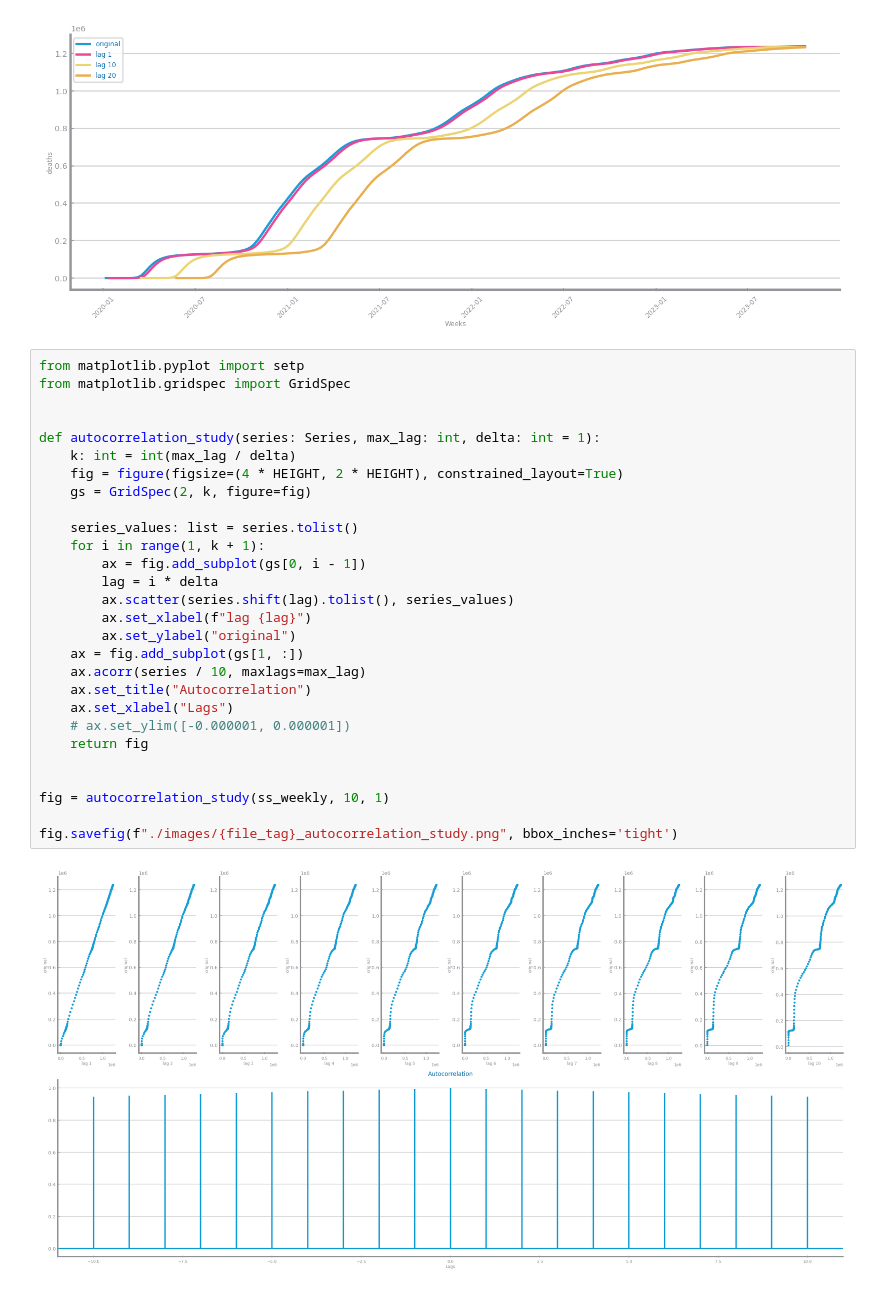
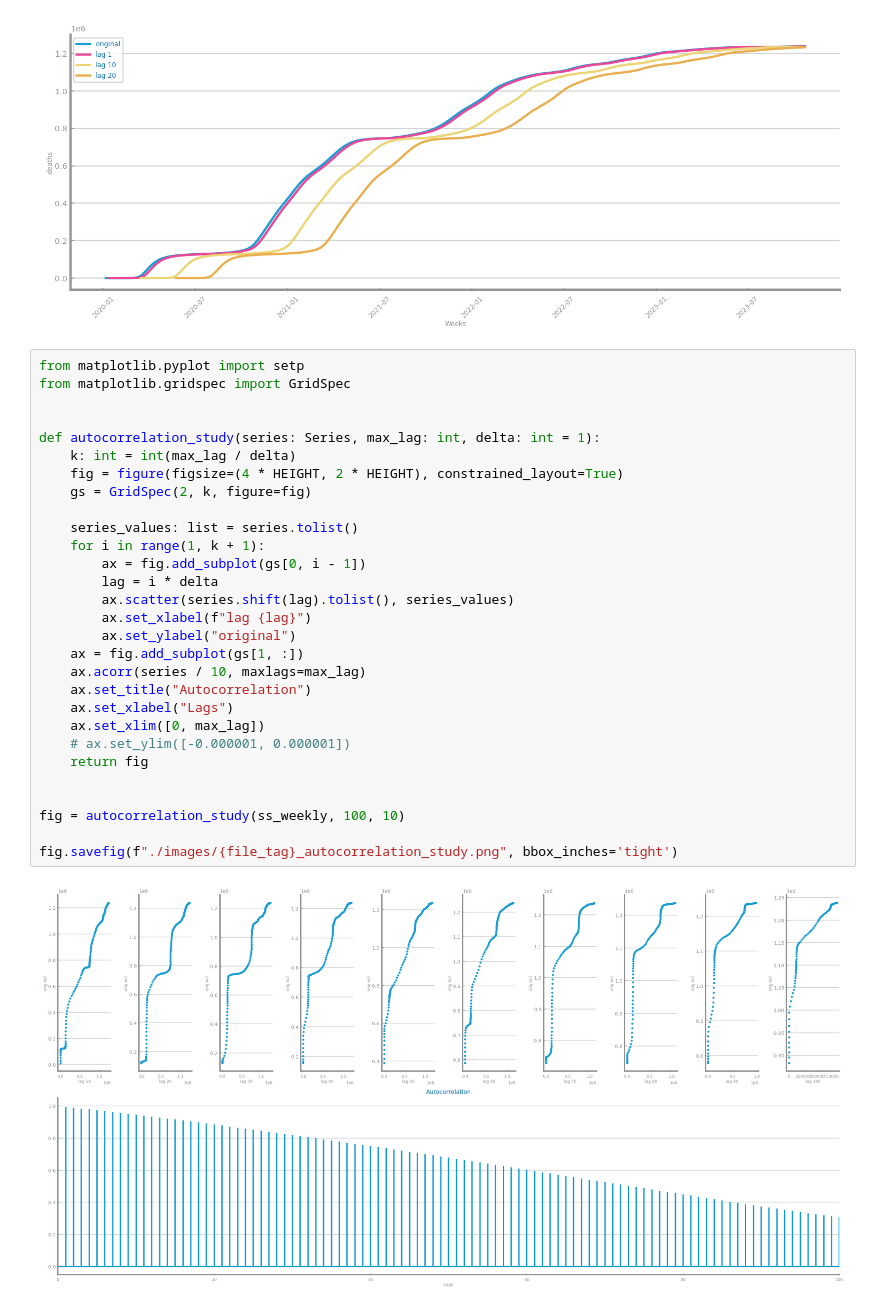
Before and after one commit to DaviGiordano/data-science-course-project, a Jupyter notebook: ipynb_files/Time Series/Analysis/Lab413_ts_distribution_health.ipynb, the cells around one changed output. Cells and saved outputs as stored; diff of their text form.

Commit message:
adjust health autocorrelation

```diff
--- a/ipynb_files/Time Series/Analysis/Lab413_ts_distribution_health.ipynb
+++ b/ipynb_files/Time Series/Analysis/Lab413_ts_distribution_health.ipynb
@@ -99,30 +99,31 @@ fig.savefig(f"./images/{file_tag}_autocorrelation.png", bbox_inches='tight')
 # %%
 from matplotlib.pyplot import setp
 from matplotlib.gridspec import GridSpec
 
 
 def autocorrelation_study(series: Series, max_lag: int, delta: int = 1):
     k: int = int(max_lag / delta)
     fig = figure(figsize=(4 * HEIGHT, 2 * HEIGHT), constrained_layout=True)
     gs = GridSpec(2, k, figure=fig)
 
     series_values: list = series.tolist()
     for i in range(1, k + 1):
         ax = fig.add_subplot(gs[0, i - 1])
         lag = i * delta
         ax.scatter(series.shift(lag).tolist(), series_values)
         ax.set_xlabel(f"lag {lag}")
         ax.set_ylabel("original")
     ax = fig.add_subplot(gs[1, :])
     ax.acorr(series / 10, maxlags=max_lag)
     ax.set_title("Autocorrelation")
     ax.set_xlabel("Lags")
+    ax.set_xlim([0, max_lag])
     # ax.set_ylim([-0.000001, 0.000001])
     return fig
 
 
-fig = autocorrelation_study(ss_weekly, 10, 1)
+fig = autocorrelation_study(ss_weekly, 100, 10)
 
 fig.savefig(f"./images/{file_tag}_autocorrelation_study.png", bbox_inches='tight')
 # %% [output]
-[figure, old version]
+[figure, new version]
```
Also changed, not shown: 1 other file.
